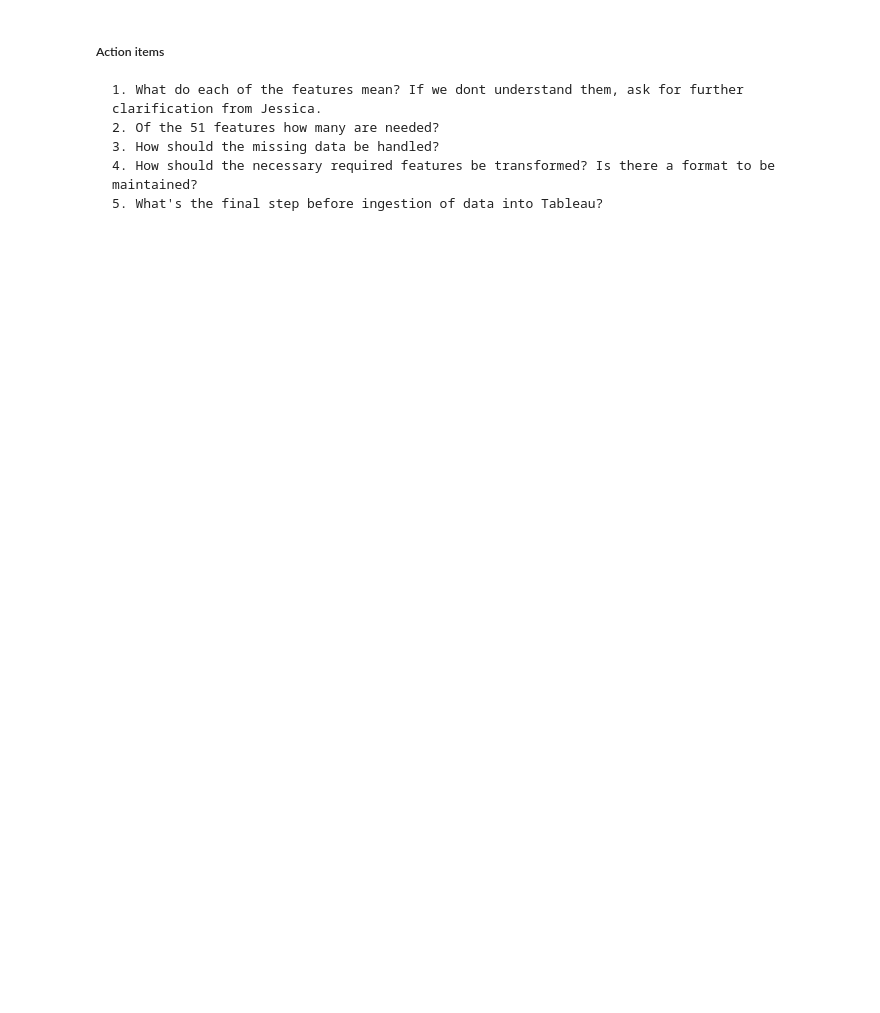
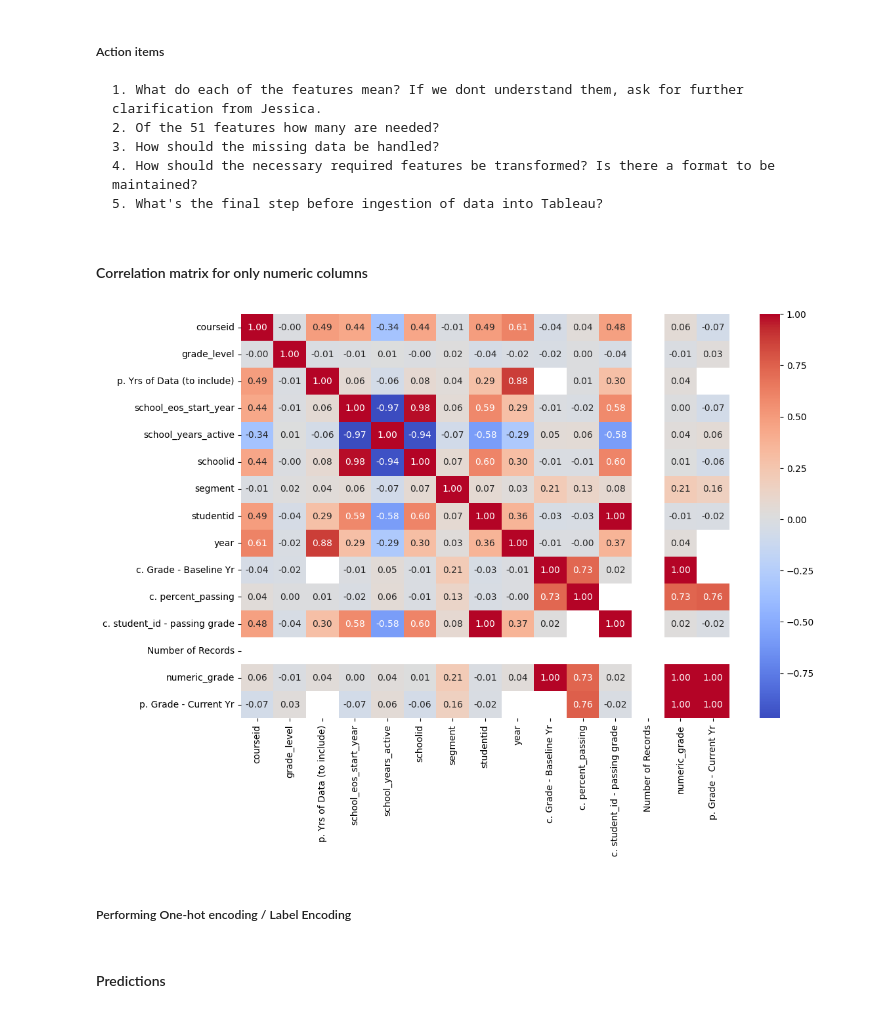
Before and after one commit to qwerty-loops/Equity_Insights, a Jupyter notebook: Expo_preprocessing.ipynb, the cells around one changed output. Drawn from its saved outputs; the diff is of its cells as text; code cells hidden in the pictures; blank space fills up the shorter version.

```diff
--- a/Expo_preprocessing.ipynb
+++ b/Expo_preprocessing.ipynb
@@ -7,5 +11,6 @@ import pandas as pd
 # %%
-report_df=pd.read_csv(r"D:\Allen Archive\Allen Archives\NEU_academics\Experience Expo\Grade Analysis Report Data_Grade Analysis Report Data.csv")
+df=pd.read_csv(r"D:\Allen Archive\Allen Archives\NEU_academics\Experience Expo\Grade Analysis Report Data_Grade Analysis Report Data.csv")
+pd.set_option('display.max_columns', None)
 # %% [markdown]
 ##### Sample of data
 # %%
@@ -84,3 +196,16 @@ report_df.describe()
     3. How should the missing data be handled?
     4. How should the necessary required features be transformed? Is there a format to be maintained?
     5. What's the final step before ingestion of data into Tableau?
+# %% [markdown]
+#### Correlation matrix for only numeric columns
+# %%
+corr_matrix = df.select_dtypes(include=[np.number]).corr()
+plt.figure(figsize=(12,8))
+sns.heatmap(corr_matrix,annot=True,fmt=".2f",cmap='coolwarm')
+plt.show()
+# %% [output]
+[figure, added]
+# %% [markdown]
+##### Performing One-hot encoding / Label Encoding
+# %% [markdown]
+#### Predictions
```
Also changed, not shown: parts of 22 cells of this notebook.
